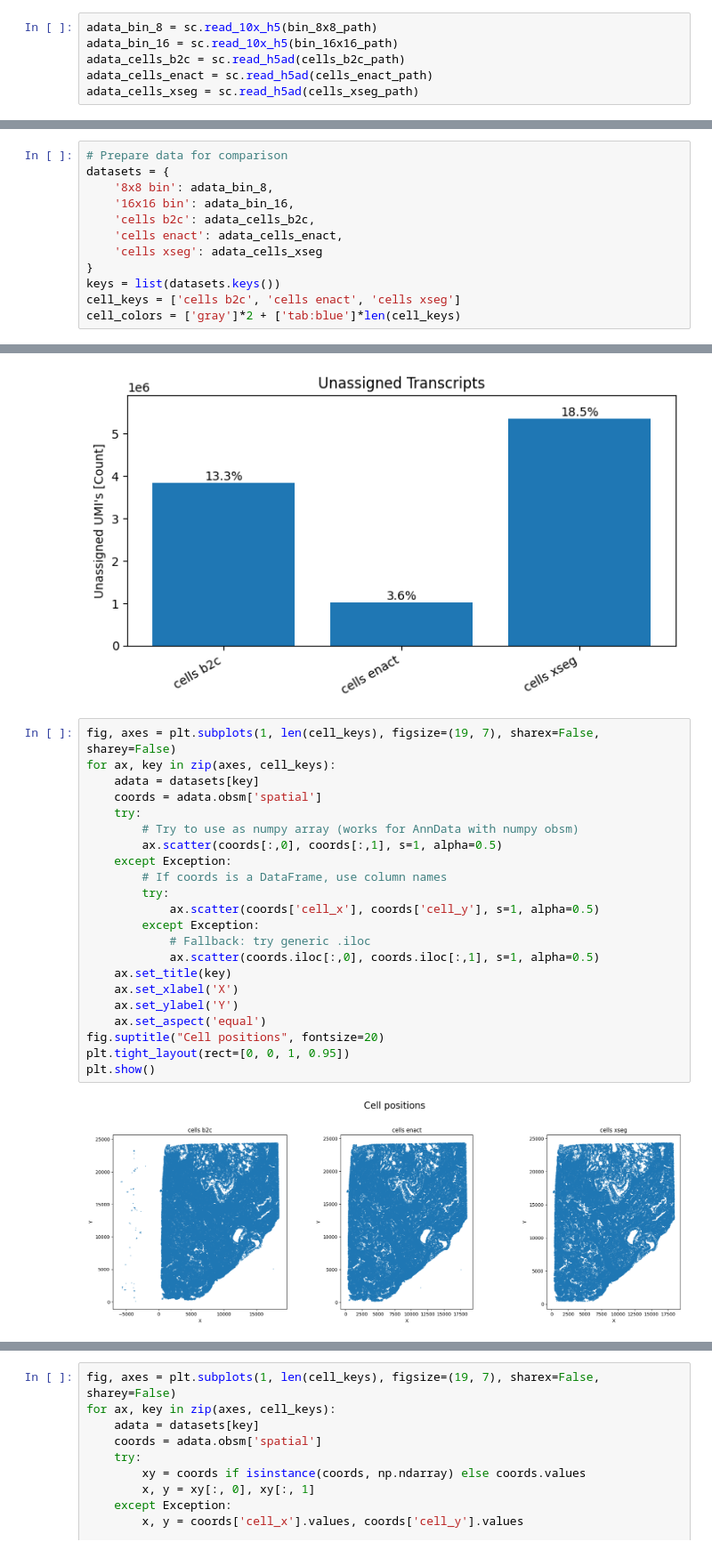
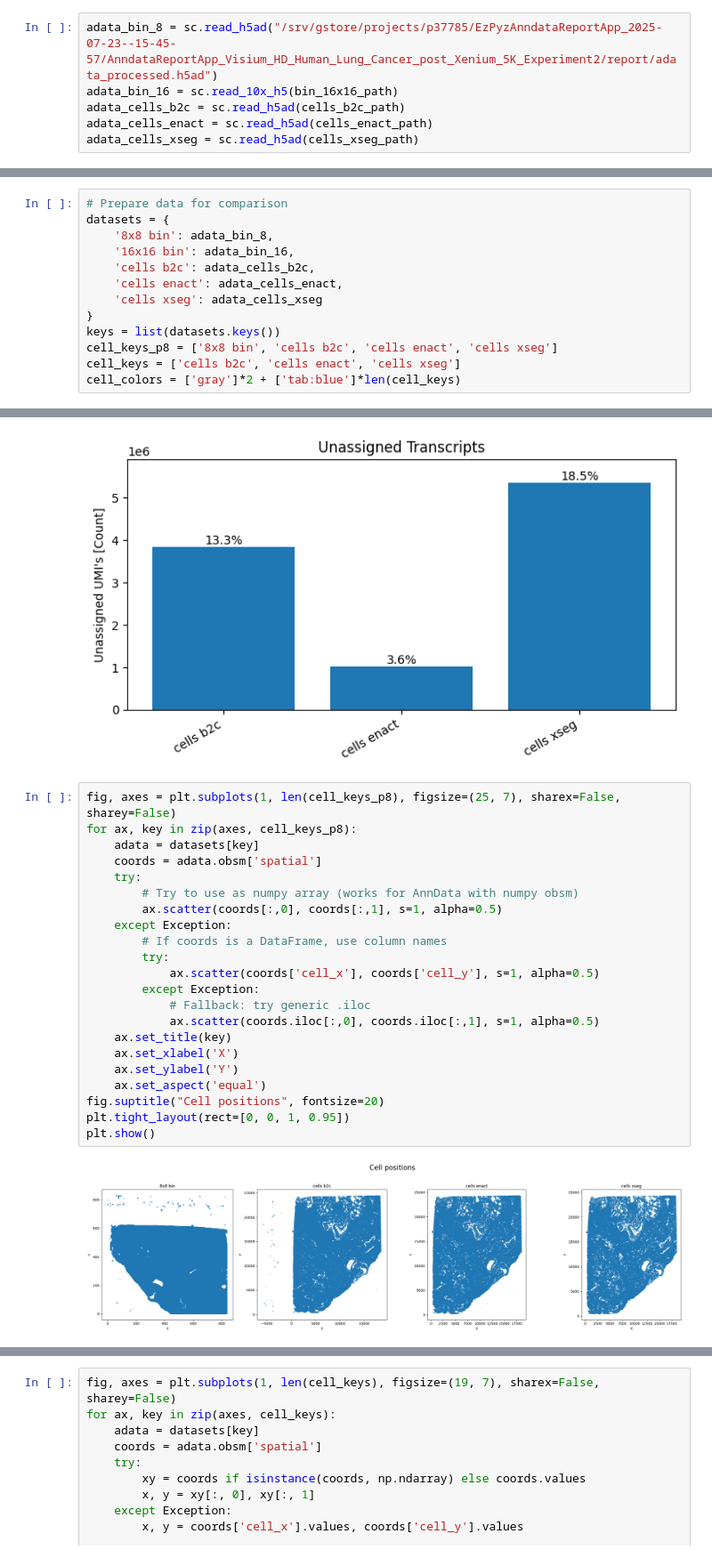
Before and after one commit to RaphaelDeGottardi/MasterThesis, a Jupyter notebook: Benchmarking pipeline/General metrics/VpX_metrics.ipynb, the cells around one changed output, grey strips where cells are left out. Shown at 89% size. Saved outputs shown, nothing was run; the diff lists cells and outputs as text.

Commit message:
Added more visualizations to the simple metrics

```diff
--- a/Benchmarking pipeline/General metrics/VpX_metrics.ipynb
+++ b/Benchmarking pipeline/General metrics/VpX_metrics.ipynb
@@ -18,7 +18,7 @@ cells_b2c_path = "/srv/gstore/projects/p37785/EzPyzBin2CellApp_2025-06-29--17-56
 cells_enact_path = "/srv/gstore/projects/p37785/EzPyzENACTApp_2025-06-29--17-57-49/ENACTApp_Visium_HD_Human_Lung_Cancer_post_Xenium_5K_Experiment2/chunks/weighted_by_area/celltypist_results/cells_adata.h5"
 cells_xseg_path = "/srv/gstore/projects/p1001/EzPyzENACTApp_2025-06-02--15-53-26/ENACTApp_Visium_HD_Human_Lung_Cancer_post_Xenium_5K_Experiment2/chunks/weighted_by_area/celltypist_results/cells_adata.h5"
 # %%
-adata_bin_8 = sc.read_10x_h5(bin_8x8_path)
+adata_bin_8 = sc.read_h5ad("/srv/gstore/projects/p37785/EzPyzAnndataReportApp_2025-07-23--15-45-57/AnndataReportApp_Visium_HD_Human_Lung_Cancer_post_Xenium_5K_Experiment2/report/adata_processed.h5ad")
 adata_bin_16 = sc.read_10x_h5(bin_16x16_path)
 adata_cells_b2c = sc.read_h5ad(cells_b2c_path)
 adata_cells_enact = sc.read_h5ad(cells_enact_path)
@@ -42,6 +42,7 @@ datasets = {
     'cells xseg': adata_cells_xseg
 }
 keys = list(datasets.keys())
+cell_keys_p8 = ['8x8 bin', 'cells b2c', 'cells enact', 'cells xseg']
 cell_keys = ['cells b2c', 'cells enact', 'cells xseg']
 cell_colors = ['gray']*2 + ['tab:blue']*len(cell_keys)
 # %%
@@ -239,26 +240,26 @@ plt.show()
 # %% [output]
 [figure]
 # %%
-fig, axes = plt.subplots(1, len(cell_keys), figsize=(19, 7), sharex=False, sharey=False)
-for ax, key in zip(axes, cell_keys):
+fig, axes = plt.subplots(1, len(cell_keys_p8), figsize=(25, 7), sharex=False, sharey=False)
+for ax, key in zip(axes, cell_keys_p8):
     adata = datasets[key]
     coords = adata.obsm['spatial']
     try:
         # Try to use as numpy array (works for AnnData with numpy obsm)
         ax.scatter(coords[:,0], coords[:,1], s=1, alpha=0.5)
     except Exception:
         # If coords is a DataFrame, use column names
         try:
             ax.scatter(coords['cell_x'], coords['cell_y'], s=1, alpha=0.5)
         except Exception:
             # Fallback: try generic .iloc
             ax.scatter(coords.iloc[:,0], coords.iloc[:,1], s=1, alpha=0.5)
     ax.set_title(key)
     ax.set_xlabel('X')
     ax.set_ylabel('Y')
     ax.set_aspect('equal')
 fig.suptitle("Cell positions", fontsize=20)
 plt.tight_layout(rect=[0, 0, 1, 0.95])
 plt.show()
 # %% [output]
-[figure, old version]
+[figure, new version]
```
Also changed, not shown: parts of 3 cells of this notebook, 4 other files.
